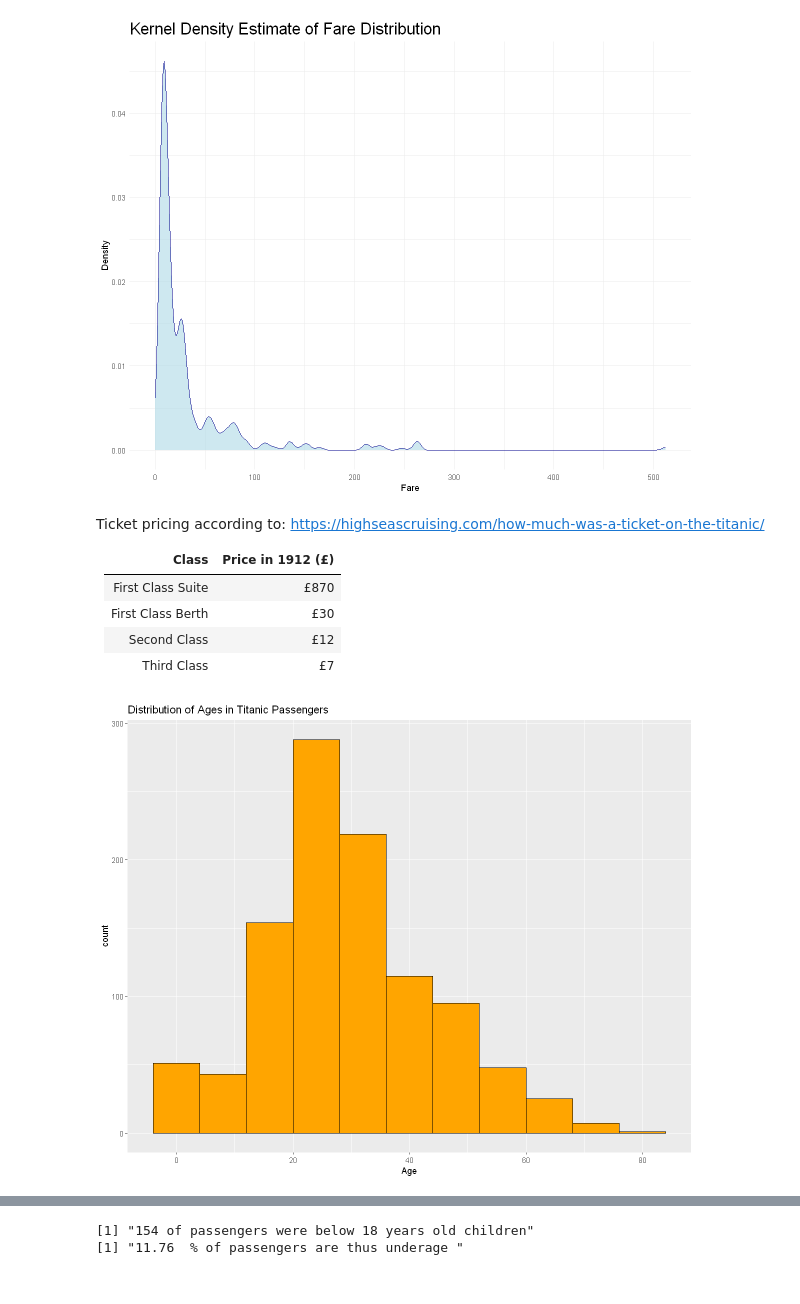
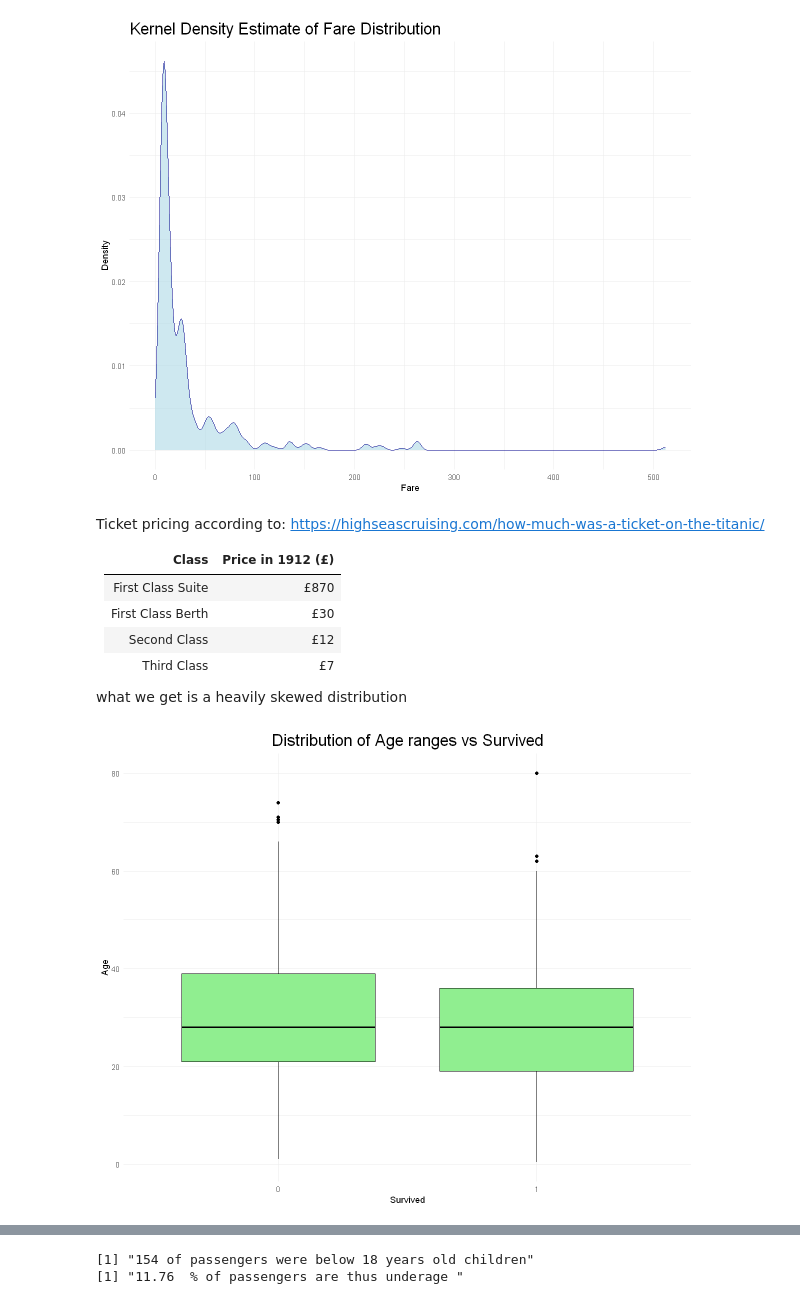
Before and after one commit to subhanu-dev/Titanic-Machine-Learning-With-R, a Jupyter notebook: Titanic Analysis.ipynb, the cells around one changed output, grey strips where cells are left out. Cells and saved outputs as stored; diff of their text form; code cells hidden in the pictures.

```diff
--- a/Titanic Analysis.ipynb
+++ b/Titanic Analysis.ipynb
@@ -311,10 +377,14 @@ Ticket pricing according to: https://highseascruising.com/how-much-was-a-ticket-
 |First Class Berth	|£30	|
 |Second Class	|£12	|
 |Third Class	|£7	|
+
+what we get is a heavily skewed distribution
-# %%
-#plotting for age distribution
-ggplot(titanic, aes(x=Age))+
-geom_histogram(binwidth=8,fill="orange", color="black",na.rm = TRUE)+
-labs(title="Distribution of Ages in Titanic Passengers") #na.rm removes all NA values
-# %% [output]
-[figure]
+# %%
+ggplot(df_train, aes(x = factor(Survived), y = Age)) +
+  geom_boxplot(fill = "lightgreen", color = "black", na.rm = TRUE) +
+  labs(title = "Distribution of Age ranges vs Survived",
+       x = "Survived", y = "Age") +  # Add axis labels and title
+  theme_minimal() +
+  theme(plot.title = element_text(hjust = 0.5, vjust = 1.02, size = 20))
+# %% [output]
+[figure, added]
```
Also changed, not shown: parts of 96 cells of this notebook, 1 other file.
